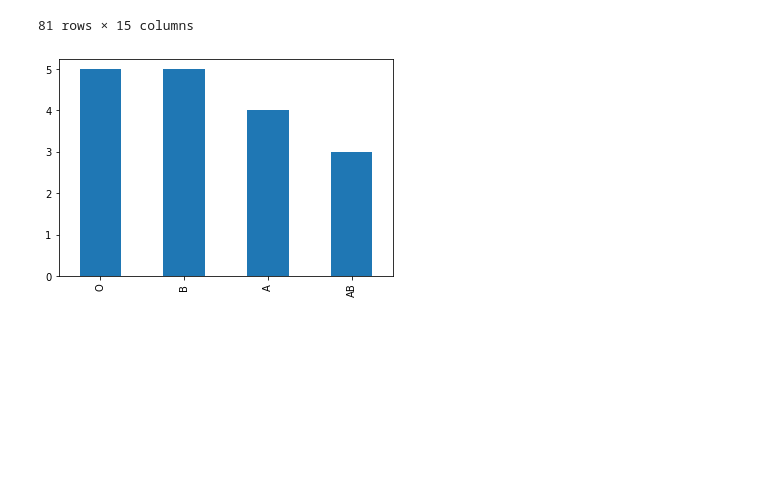
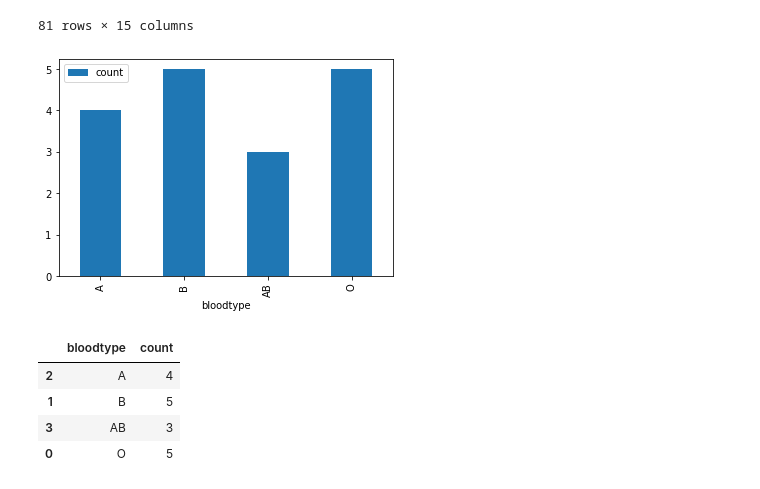
Before and after one commit to ParkGiraffe/SSU2021-1, a Jupyter notebook: 고급프로그래밍_및_실습/15장.ipynb, the cells around one changed output. Cells and saved outputs as stored; diff of their text form; code cells hidden in the pictures; blank space fills up the shorter version.

```diff
--- a/고급프로그래밍_및_실습/15장.ipynb
+++ b/고급프로그래밍_및_실습/15장.ipynb
@@ -145,14 +145,23 @@ titanic
 # %%
 # 6번 studentlist의 혈액형 별 도수를 bar 차트로 그리시오
 import matplotlib.pyplot as plt
 
 list1 = pd.read_csv('/content/studentlist.csv')
-list_count = list1['bloodtype'].value_counts()
-list_count.to_frame(name='bloodtype')
-list_count.plot(kind ='bar')
+list_count = list1['bloodtype'].value_counts() #value_counts() 사용시 series로 저장됨.
+list_count = pd.DataFrame(list_count).reset_index() #series를 dataframe으로, index추가
+list_count.columns = ['bloodtype', 'count'] #col 라벨 추가
+#list_count = list_count.sort_values(by='bloodtype', ascending=True)
+list_count = list_count.reindex(index = [2,1,3,0]) #index 값에 따라 재정렬
+list_count.plot(kind ='bar', x = 'bloodtype', y='count')
 plt.show()
+list_count
 # %% [output]
-[figure, old version]
+[figure, new version]
+|  | bloodtype | count |
+| 2 | A | 4 |
+| 1 | B | 5 |
+| 3 | AB | 3 |
+| 0 | O | 5 |
 # %%
 studentlist = pd.read_csv('/content/studentlist.csv')
 studentlist.groupby('bloodtype')['name'].nunique().plot(kind='bar')
```
Also changed, not shown: parts of 1 cell of this notebook.
